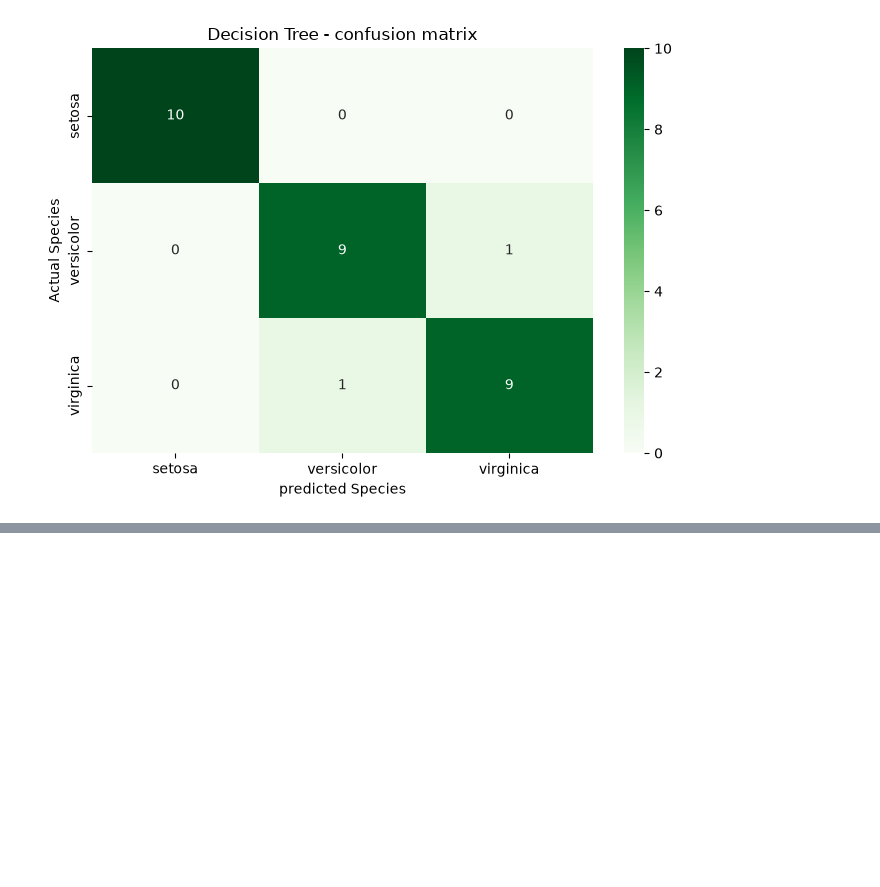
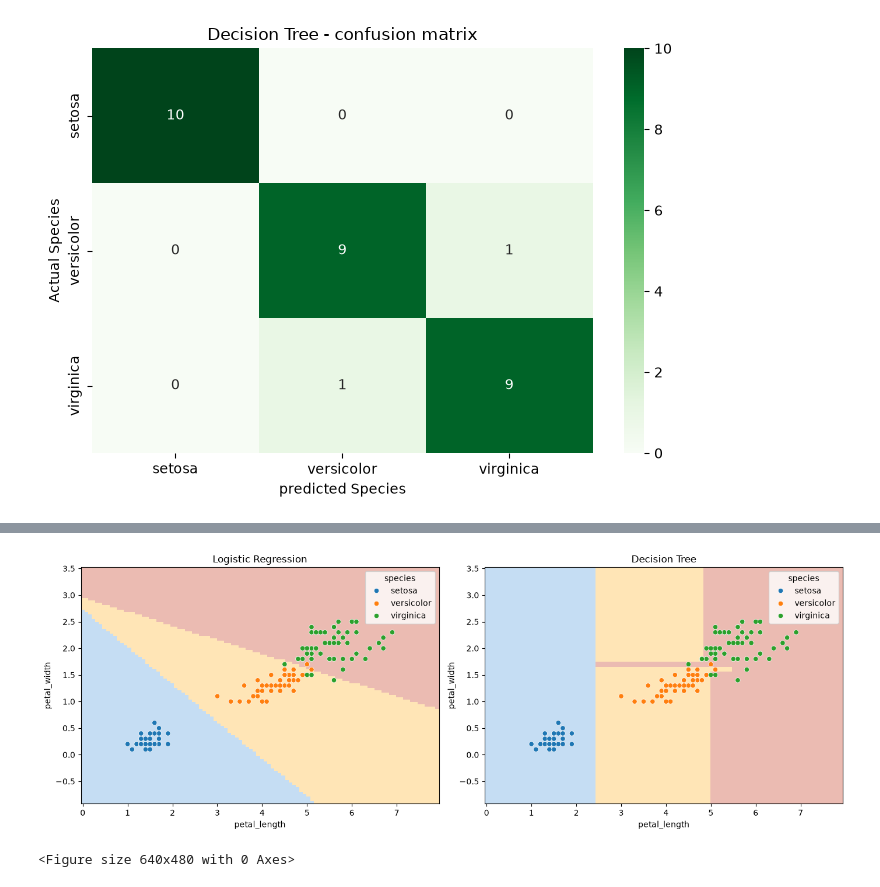
Before and after one commit to bereketkefeni-creator/Datheon_Machine_Learning_And_Data_Science_internship, a Jupyter notebook: Task_1_Iris_Classification/notebooks/iris_classification.ipynb, the cells around one changed output, grey strips where cells are left out. Cells and saved outputs as stored; diff of their text form; code cells hidden in the pictures; blank space fills up the shorter version.

```diff
--- a/Task_1_Iris_Classification/notebooks/iris_classification.ipynb
+++ b/Task_1_Iris_Classification/notebooks/iris_classification.ipynb
@@ -436,0 +581,43 @@ plt.show()
+# %%
+fig, axes = plt.subplots(1, 2, figsize=(14, 5))
+
+models = [
+    ("Logistic Regression", logistic_2d),
+    ("Decision Tree", tree_2d)
+]
+
+for ax, (name, model) in zip(axes, models):
+    DecisionBoundaryDisplay.from_estimator(
+        model,
+        X_2d,
+        response_method="predict",
+        plot_method="pcolormesh",
+        shading="auto",
+        alpha=0.3,
+        ax=ax
+    )
+
+    sns.scatterplot(
+        data=df,
+        x="petal_length",
+        y="petal_width",
+        hue="species",
+        ax=ax
+    )
+
+    ax.set_title(name)
+
+plt.tight_layout()
+plt.show()
+# %% [output]
+[figure, added]
+# %%
+plt.tight_layout()
+plt.savefig(
+    "../assets/decision_boundaries.png",
+    dpi=300,
+    bbox_inches="tight"
+)
+plt.show()
+# %% [output]
+<Figure size 640x480 with 0 Axes>
```
Also changed, not shown: parts of 18 cells of this notebook, 5 other files.
